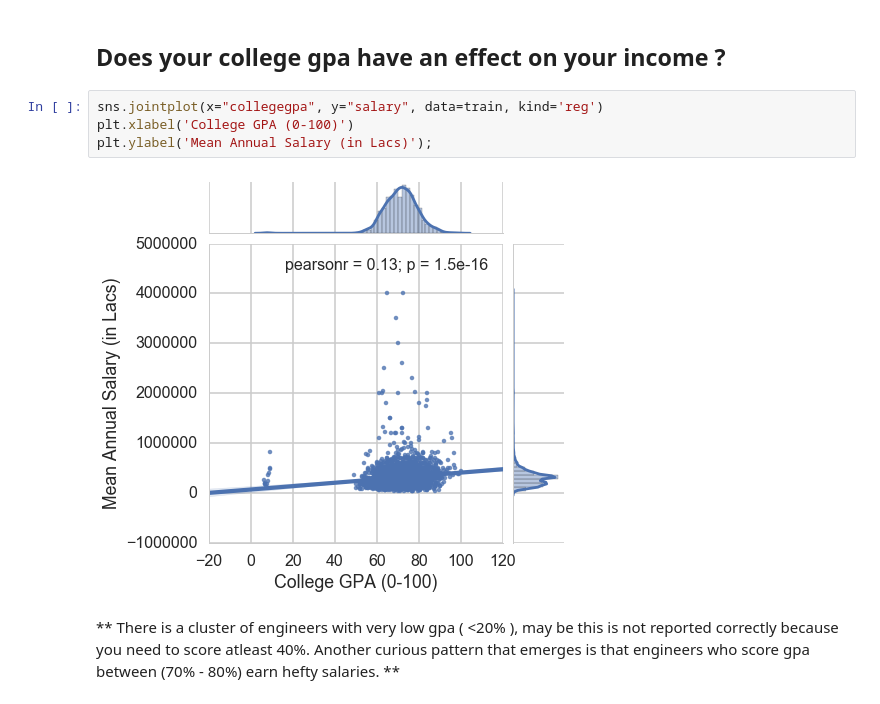
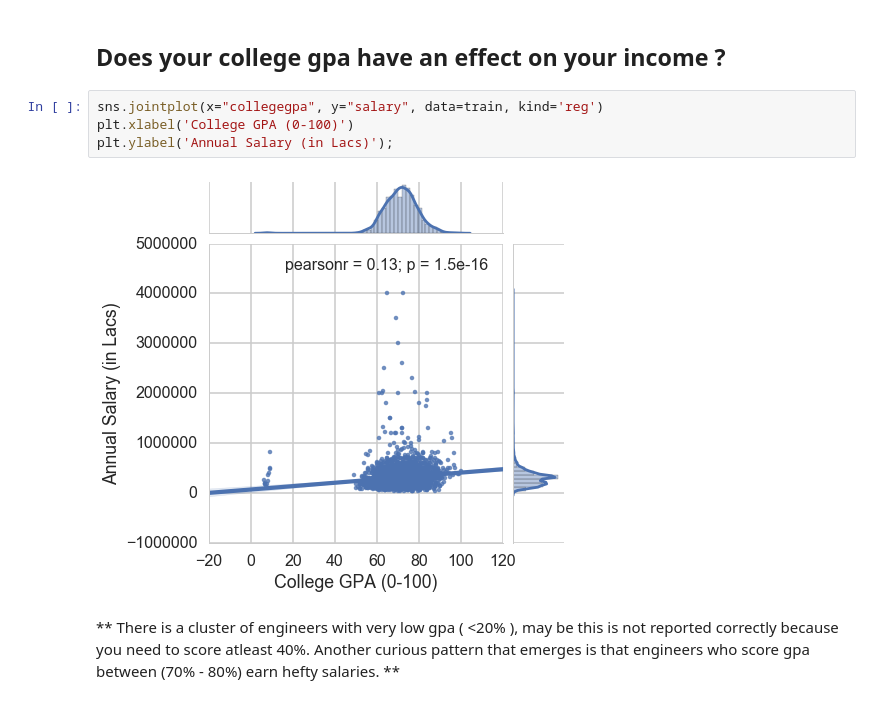
Before and after one commit to numb3r33/CoDS2016, a Jupyter notebook: CODS2016.ipynb, the cells around one changed output. Saved outputs shown, nothing was run; the diff lists cells and outputs as text.

```diff
--- a/CODS2016.ipynb
+++ b/CODS2016.ipynb
@@ -400,9 +415,9 @@ pd.pivot_table(salary_with_gender_degree, index=['gender', 'degree'])
 # %%
 sns.jointplot(x="collegegpa", y="salary", data=train, kind='reg')
 plt.xlabel('College GPA (0-100)')
-plt.ylabel('Mean Annual Salary (in Lacs)');
+plt.ylabel('Annual Salary (in Lacs)');
 # %% [output]
-[figure, old version]
+[figure, new version]
 # %% [markdown]
 ** There is a cluster of engineers with very low gpa ( <20% ), may be this is not reported correctly because you need to score atleast 40%. Another curious pattern that emerges is that engineers who score gpa between (70% - 80%) earn hefty salaries. **
 # %% [markdown]
```
Also changed, not shown: parts of 37 cells of this notebook, 2 other files.
